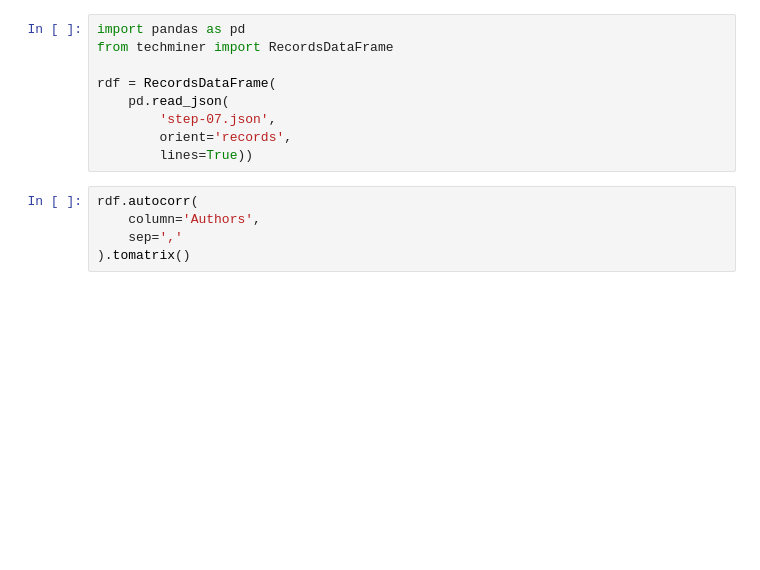
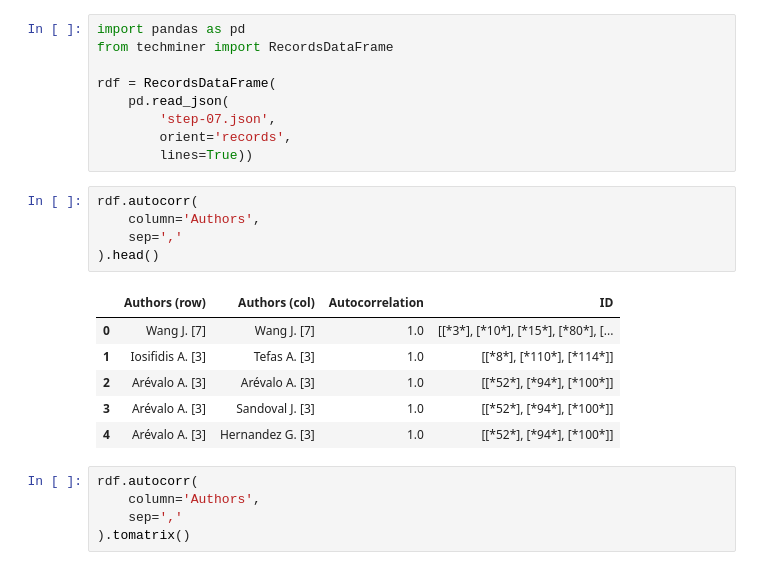
Before and after one commit to jdvelasq/techminer-old-deprecated, a Jupyter notebook: guide/tutorial/19-auto-matrix.ipynb, the cells around one changed output. Drawn from its saved outputs; the diff is of its cells as text; blank space fills up the shorter version.

```diff
--- a/guide/tutorial/19-auto-matrix.ipynb
+++ b/guide/tutorial/19-auto-matrix.ipynb
@@ -9,6 +9,18 @@ rdf = RecordsDataFrame(
         'step-07.json',
         orient='records',
         lines=True))
+# %%
+rdf.autocorr(
+    column='Authors',
+    sep=','
+).head()
+# %% [output]
+|  | Authors (row) | Authors (col) | Autocorrelation | ID |
+| 0 | Wang J. [7] | Wang J. [7] | 1.0 | [[*3*], [*10*], [*15*], [*80*], [... |
+| 1 | Iosifidis A. [3] | Tefas A. [3] | 1.0 | [[*8*], [*110*], [*114*]] |
+| 2 | Arévalo A. [3] | Arévalo A. [3] | 1.0 | [[*52*], [*94*], [*100*]] |
+| 3 | Arévalo A. [3] | Sandoval J. [3] | 1.0 | [[*52*], [*94*], [*100*]] |
+| 4 | Arévalo A. [3] | Hernandez G. [3] | 1.0 | [[*52*], [*94*], [*100*]] |
 # %%
 rdf.autocorr(
     column='Authors',
```
Also changed, not shown: parts of 2 cells of this notebook, 3 other files.
